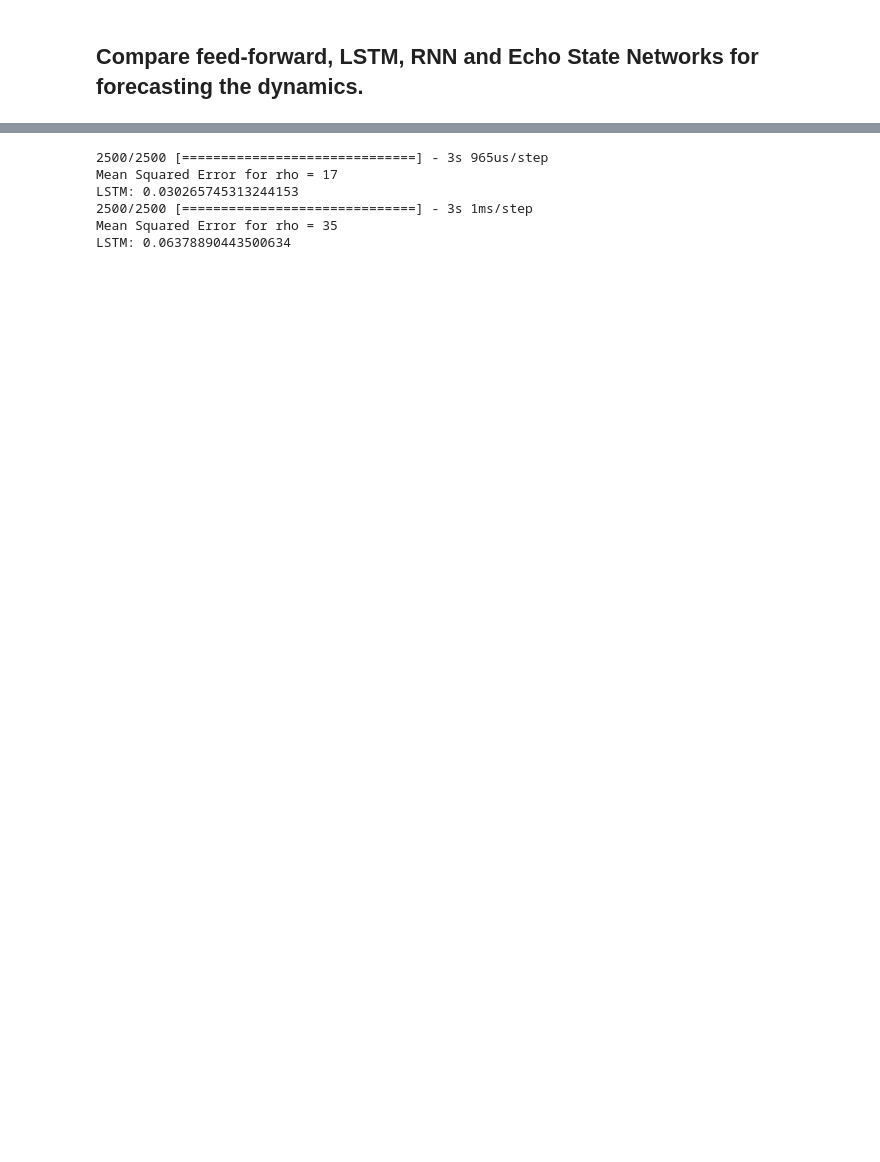
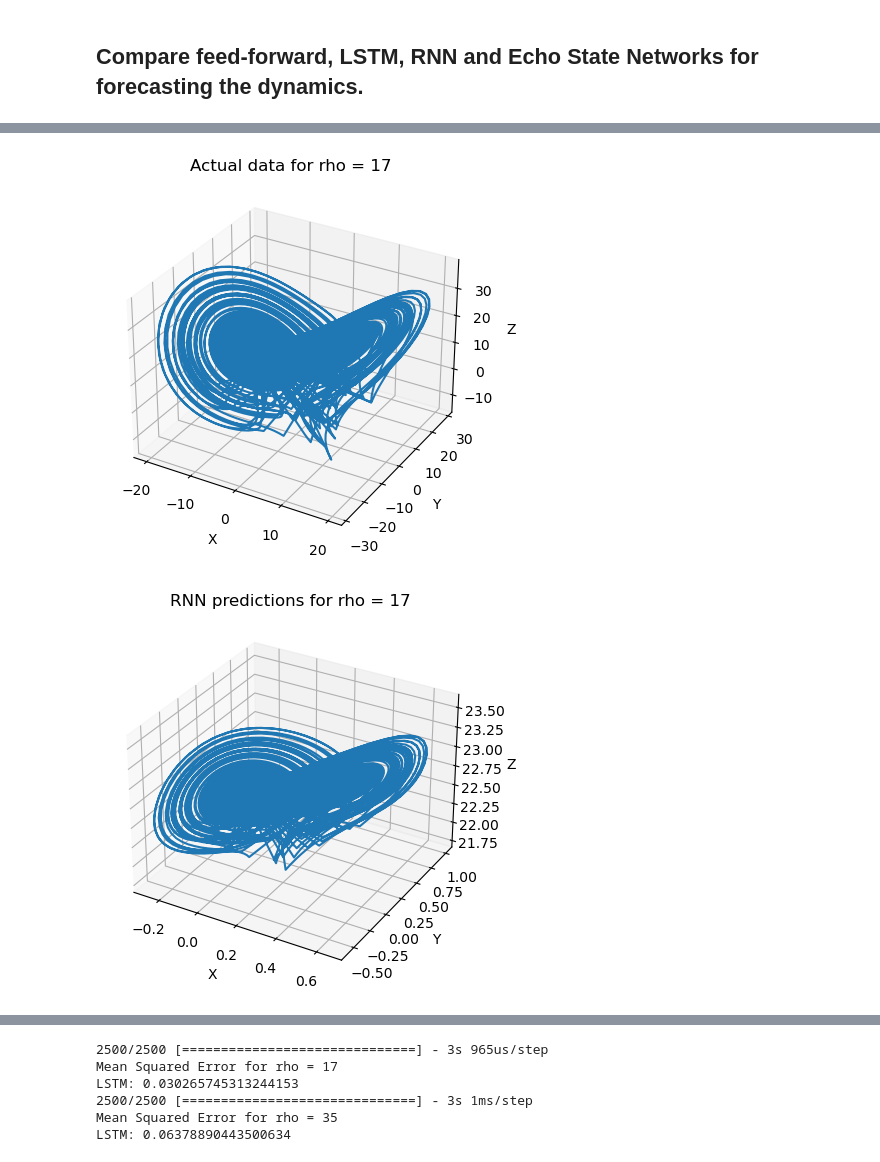
Before and after one commit to booquist/Comparing-Neural-Network-Architectures-for-Lorenz-Equation-Forecasting---EE-399-Homework-5-Spr2023, a Jupyter notebook: HW5.ipynb, the cells around one changed output, grey strips where cells are left out. Drawn from its saved outputs; the diff is of its cells as text; code cells hidden in the pictures; blank space fills up the shorter version.

```diff
--- a/HW5.ipynb
+++ b/HW5.ipynb
@@ -165,0 +241,34 @@ RNN: 0.06490629807612544
+# %%
+# Generate data for the original Lorenz equations
+rho = 17
+X_test, y_test = generate_data(rho)
+X_test_scaled = scaler.transform(X_test)
+
+# Obtain the original data for the same time period as the RNN predictions
+x_t = X_test[:-1, :]
+
+# Make RNN predictions and rescale the data
+X_test_rnn_lstm = X_test_scaled.reshape(-1, 1, 3)
+rnn_pred = rnn_model.predict(X_test_rnn_lstm)
+rnn_pred_rescaled = scaler.inverse_transform(rnn_pred.reshape(-1, 3))
+
+# Create a plot for the actual data
+fig1 = plt.figure()
+ax1 = fig1.add_subplot(111, projection='3d')
+ax1.plot(x_t[:, 0], x_t[:, 1], x_t[:, 2], label='Lorenz equations')
+ax1.set_xlabel('X')
+ax1.set_ylabel('Y')
+ax1.set_zlabel('Z')
+ax1.set_title(f'Actual data for rho = {rho}')
+
+# Create a plot for the RNN predictions
+fig2 = plt.figure()
+ax2 = fig2.add_subplot(111, projection='3d')
+ax2.plot(rnn_pred_rescaled[:, 0], rnn_pred_rescaled[:, 1], rnn_pred_rescaled[:, 2], label='RNN prediction')
+ax2.set_xlabel('X')
+ax2.set_ylabel('Y')
+ax2.set_zlabel('Z')
+ax2.set_title(f'RNN predictions for rho = {rho}')
+
+plt.show()
+# %% [output]
@@ -165,0 +276,2 @@ RNN: 0.06490629807612544
+[figure, added]
+[figure, added]
```
Also changed, not shown: parts of 11 cells of this notebook.
